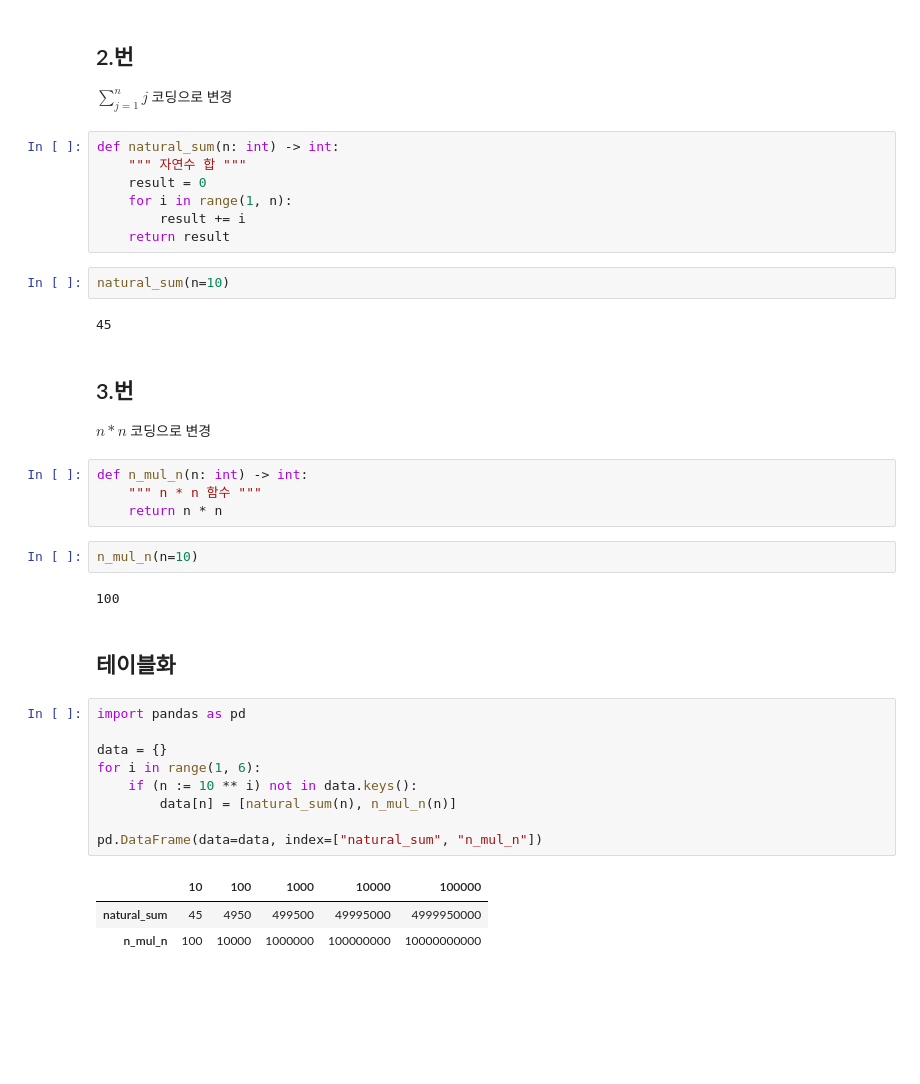
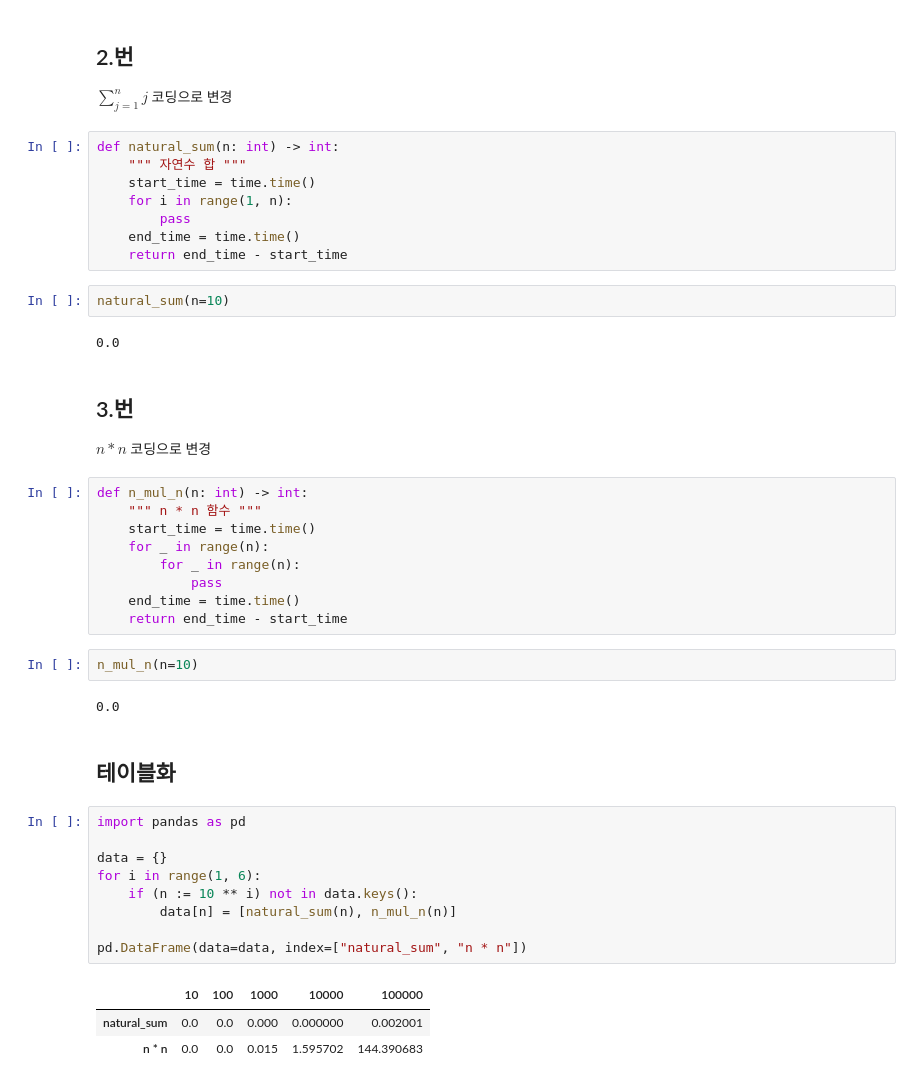
Before and after one commit to TaegyuHan/SCH_Algorithms, a Jupyter notebook: 3_알고리즘_복잡도확인하기.ipynb, the cells around one changed output. Drawn from its saved outputs; the diff is of its cells as text; blank space fills up the shorter version.

```diff
--- a/3_알고리즘_복잡도확인하기.ipynb
+++ b/3_알고리즘_복잡도확인하기.ipynb
@@ -96,14 +91,15 @@ $\sum_{j = 1}^{n} j$ 코딩으로 변경
 # %%
 def natural_sum(n: int) -> int:
     """ 자연수 합 """
-    result = 0
+    start_time = time.time()
     for i in range(1, n):
-        result += i
-    return result
+        pass
+    end_time = time.time()
+    return end_time - start_time
 # %%
 natural_sum(n=10)
 # %% [output]
-45
+0.0
 # %% [markdown]
 ## 3.번
 
@@ -111,23 +107,28 @@ $n * n$ 코딩으로 변경
 # %%
 def n_mul_n(n: int) -> int:
     """ n * n 함수 """
-    return n * n
+    start_time = time.time()
+    for _ in range(n):
+        for _ in range(n):
+            pass
+    end_time = time.time()
+    return end_time - start_time
 # %%
 n_mul_n(n=10)
 # %% [output]
-100
+0.0
 # %% [markdown]
 ## 테이블화
 # %%
 import pandas as pd
 
 data = {}
 for i in range(1, 6):
     if (n := 10 ** i) not in data.keys():
         data[n] = [natural_sum(n), n_mul_n(n)]
 
-pd.DataFrame(data=data, index=["natural_sum", "n_mul_n"])
+pd.DataFrame(data=data, index=["natural_sum", "n * n"])
 # %% [output]
 |  | 10 | 100 | 1000 | 10000 | 100000 |
-| natural_sum | 45 | 4950 | 499500 | 49995000 | 4999950000 |
-| n_mul_n | 100 | 10000 | 1000000 | 100000000 | 10000000000 |
+| natural_sum | 0.0 | 0.0 | 0.000 | 0.000000 | 0.002001 |
+| n * n | 0.0 | 0.0 | 0.015 | 1.595702 | 144.390683 |
```
Also changed, not shown: parts of 1 cell of this notebook.
